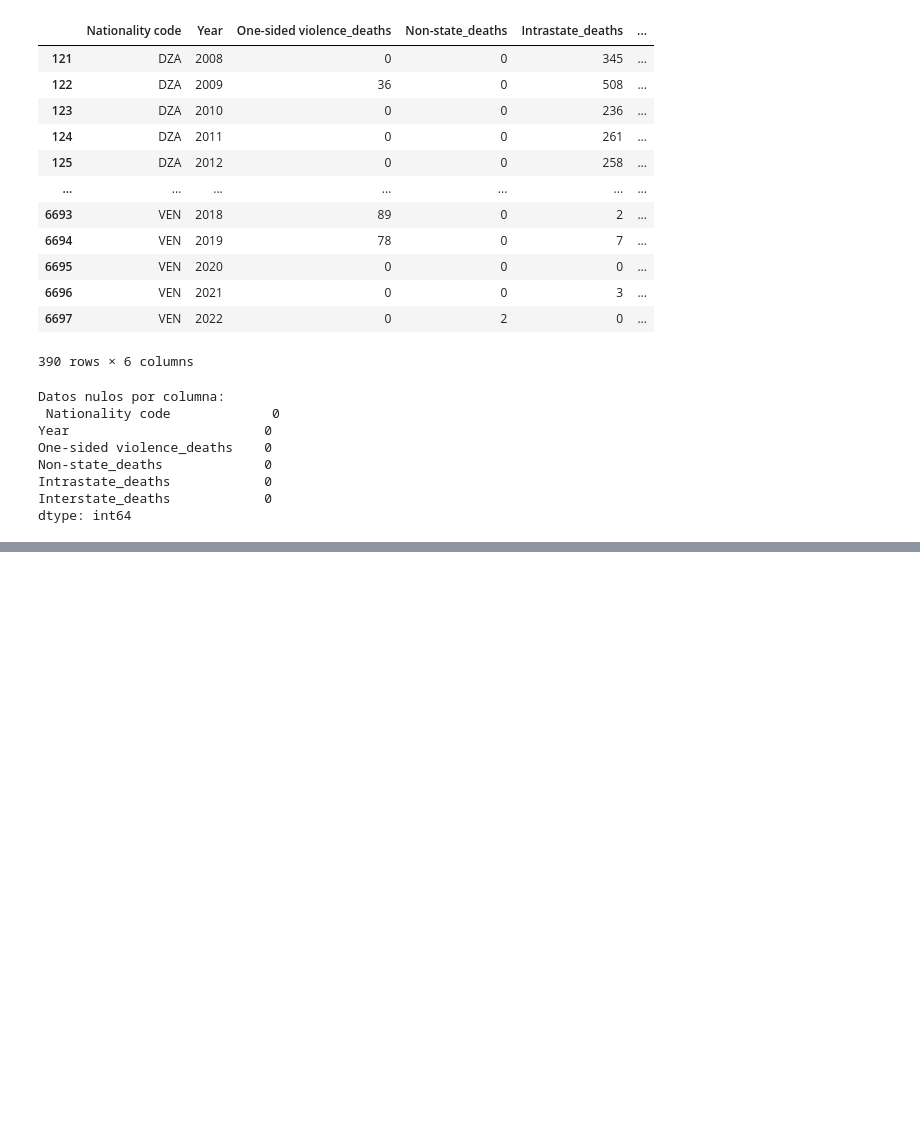
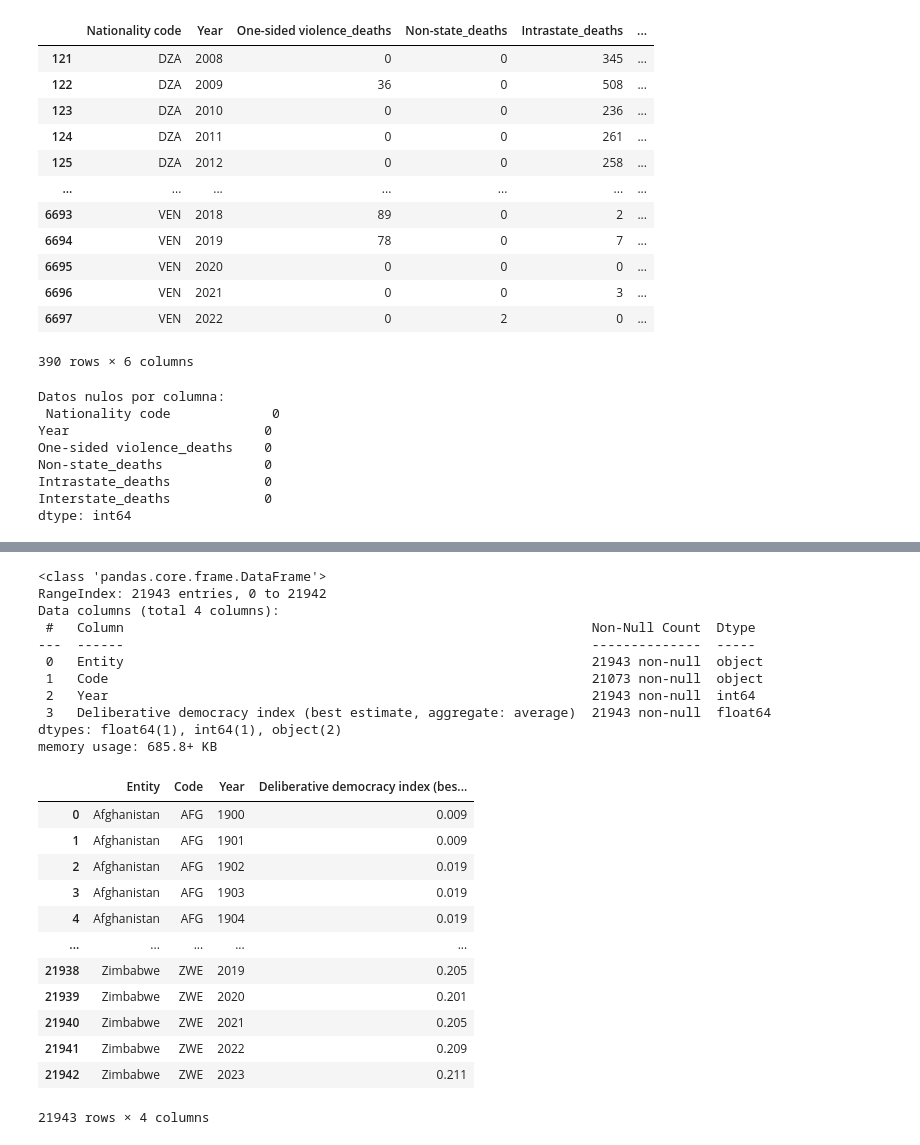
Before and after one commit to ERIDEZ/IFM_TMF, a Jupyter notebook: Notebooks y scripts/Trabajo archivo 24287 - Etapa2.ipynb, the cells around one changed output, grey strips where cells are left out. Drawn from its saved outputs; the diff is of its cells as text; code cells hidden in the pictures; blank space fills up the shorter version.

```diff
--- a/Notebooks y scripts/Trabajo archivo 24287 - Etapa2.ipynb
+++ b/Notebooks y scripts/Trabajo archivo 24287 - Etapa2.ipynb
@@ -2143,0 +2311,33 @@ for col in ['GDP_growth', 'Rule of Law Percentile', 'Political and Violence Perc
+# %%
+# Cargar datos de Inflación global/anual del banco mundial
+deliberative_democracy_data = pd.read_csv("../12 - Democracy index/deliberative-democracy-index-vdem.csv")
+liberal_democracy_data = pd.read_csv("../12 - Democracy index/liberal-democracy-index.csv")
+
+# Motrar información básica del dataset y primer vistazo de los datos
+deliberative_democracy_data.info()
+deliberative_democracy_data
+# %% [output]
+<class 'pandas.core.frame.DataFrame'>
+RangeIndex: 21943 entries, 0 to 21942
+Data columns (total 4 columns):
+ #   Column                                                            Non-Null Count  Dtype
+---  ------                                                            --------------  -----
+ 0   Entity                                                            21943 non-null  object
+ 1   Code                                                              21073 non-null  object
+ 2   Year                                                              21943 non-null  int64
+ 3   Deliberative democracy index (best estimate, aggregate: average)  21943 non-null  float64
+dtypes: float64(1), int64(1), object(2)
+memory usage: 685.8+ KB
+|  | Entity | Code | Year | Deliberative democracy index (bes... |
+| 0 | Afghanistan | AFG | 1900 | 0.009 |
+| 1 | Afghanistan | AFG | 1901 | 0.009 |
+| 2 | Afghanistan | AFG | 1902 | 0.019 |
+| 3 | Afghanistan | AFG | 1903 | 0.019 |
+| 4 | Afghanistan | AFG | 1904 | 0.019 |
+| ... | ... | ... | ... | ... |
+| 21938 | Zimbabwe | ZWE | 2019 | 0.205 |
+| 21939 | Zimbabwe | ZWE | 2020 | 0.201 |
+| 21940 | Zimbabwe | ZWE | 2021 | 0.205 |
+| 21941 | Zimbabwe | ZWE | 2022 | 0.209 |
+| 21942 | Zimbabwe | ZWE | 2023 | 0.211 |
+21943 rows × 4 columns
```
Also changed, not shown: parts of 49 cells of this notebook, 13 other files.
